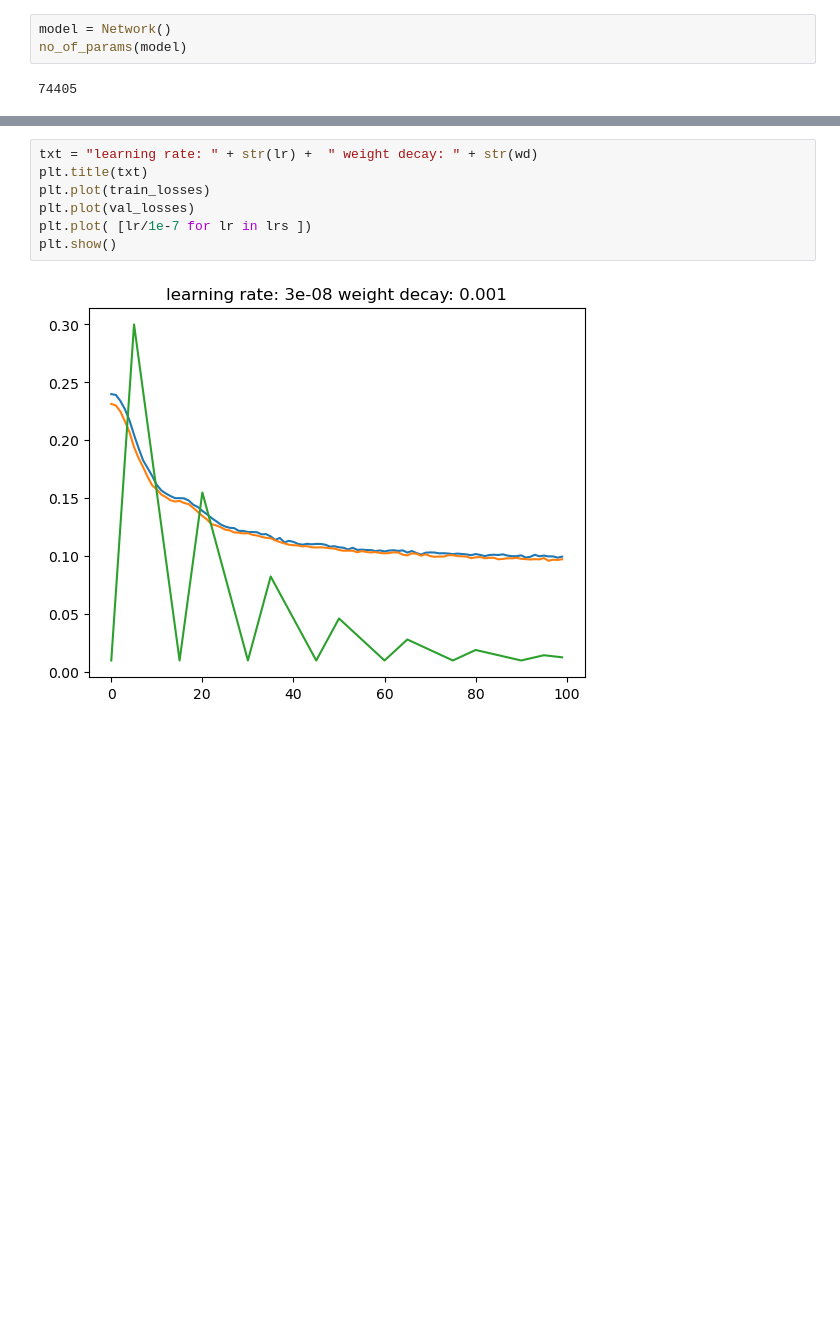
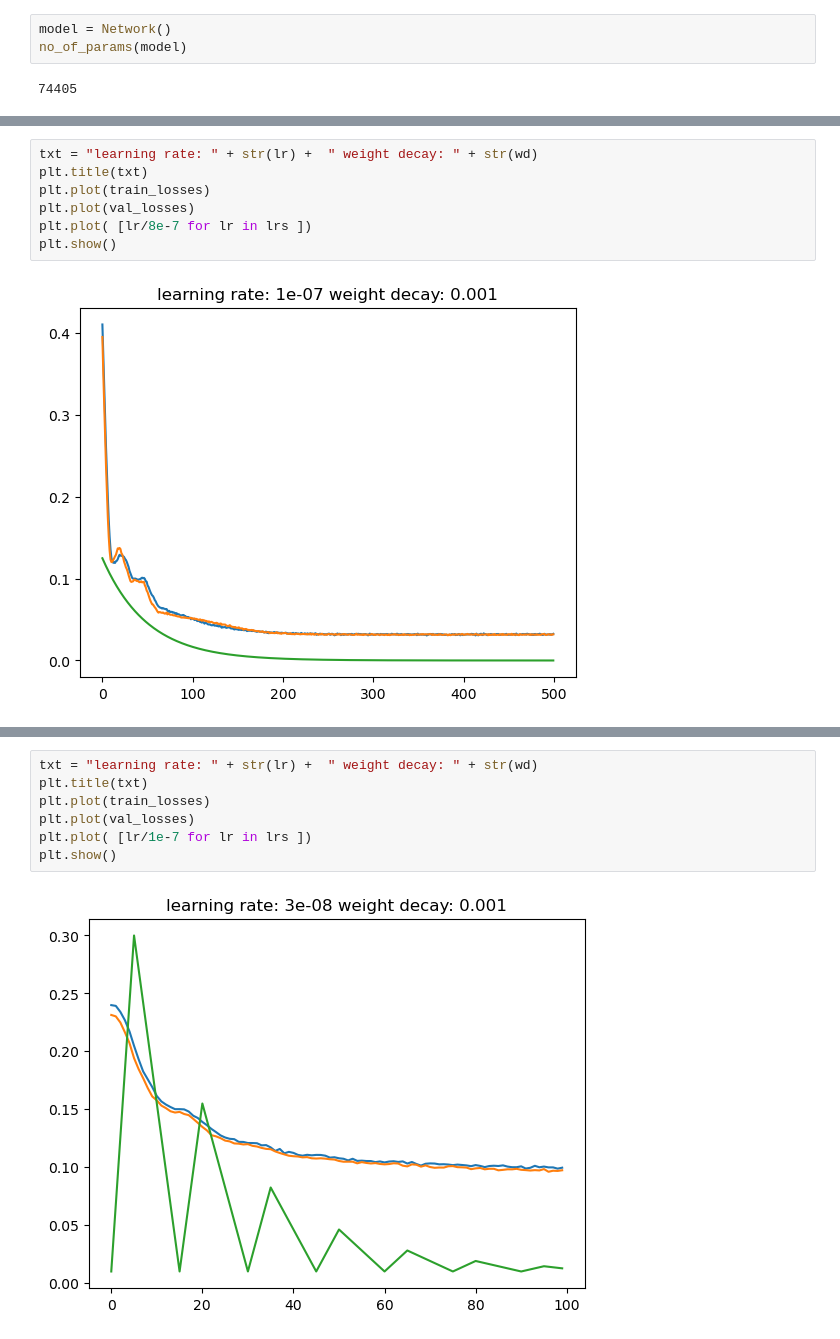
Before and after one commit to Harshjoon/instrument_position_detection_using_ML, a Jupyter notebook: notebooks/set_4/learning_rate_test.ipynb, the cells around one changed output, grey strips where cells are left out. Saved outputs shown, nothing was run; the diff lists cells and outputs as text; blank space fills up the shorter version.

```diff
--- a/notebooks/set_4/learning_rate_test.ipynb
+++ b/notebooks/set_4/learning_rate_test.ipynb
@@ -244,0 +288,9 @@ EPOCH:  100  Train loss:  0.0996  Val loss:  0.0974  LR:  1.2e-09
+# %%
+txt = "learning rate: " + str(lr) +  " weight decay: " + str(wd)
+plt.title(txt)
+plt.plot(train_losses)
+plt.plot(val_losses)
+plt.plot( [lr/8e-7 for lr in lrs ])
+plt.show()
+# %% [output]
+[figure, added]
```
Also changed, not shown: parts of 18 cells of this notebook, 5 other files.
